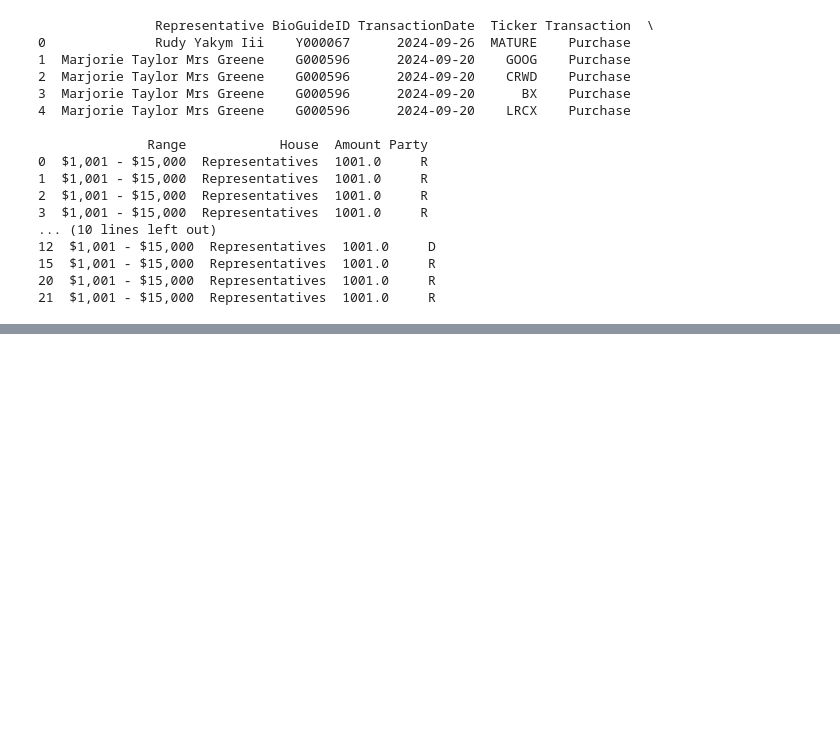
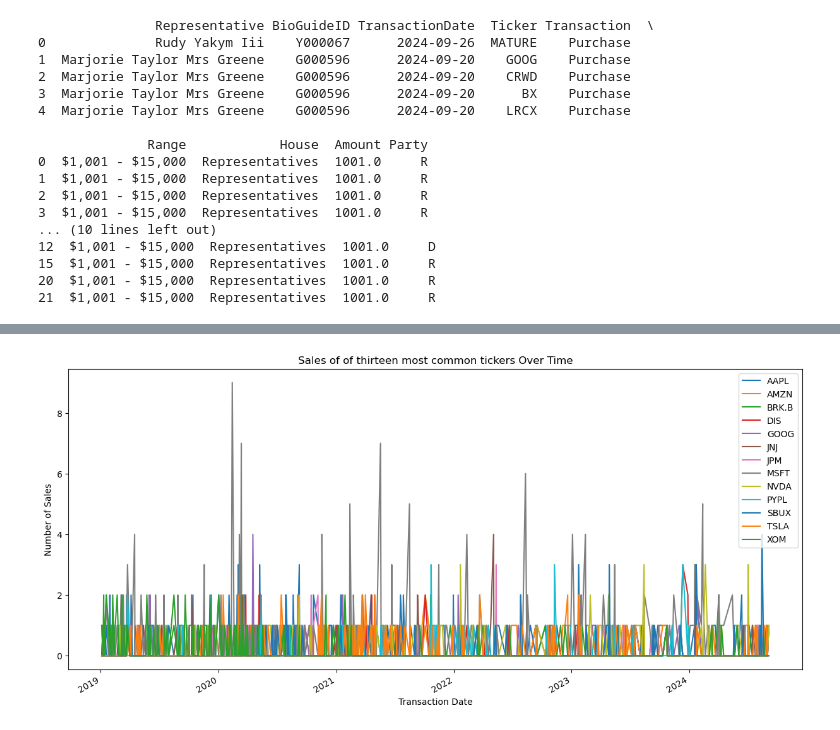
Before and after one commit to hackerbyhobby/team-congress, a Jupyter notebook: Bulk_work/transactionTypeAnalysis.ipynb, the cells around one changed output, grey strips where cells are left out. Saved outputs shown, nothing was run; the diff lists cells and outputs as text; code cells hidden in the pictures; blank space fills up the shorter version.

```diff
--- a/Bulk_work/transactionTypeAnalysis.ipynb
+++ b/Bulk_work/transactionTypeAnalysis.ipynb
@@ -82,0 +244,19 @@ print(df_sale.head())
+# %%
+#Charting out only sold tickers over time
+# Filter df_sale to only include tickers in p_s_f
+df_sale_p_s_f = df_sale[df_sale['Ticker'].isin(p_s_f)]
+
+# Group by TransactionDate and count the number of sales for each ticker
+df_sale_p_s_f_grouped = df_sale_p_s_f.groupby(['TransactionDate', 'Ticker']).size().reset_index(name='Count')
+
+# Pivot the data to have tickers as columns and TransactionDate as index
+df_sale_p_s_f_pivot = df_sale_p_s_f_grouped.pivot(index='TransactionDate', columns='Ticker', values='Count').fillna(0)
+
+# Plot the data
+df_sale_p_s_f_pivot.plot(figsize=(15,7), title='Sales of of thirteen most common tickers Over Time')
+plt.xlabel('Transaction Date')
+plt.ylabel('Number of Sales')
+plt.legend(loc='upper right')
+plt.show()
+# %% [output]
+[figure, added]
```
Also changed, not shown: parts of 9 cells of this notebook.
